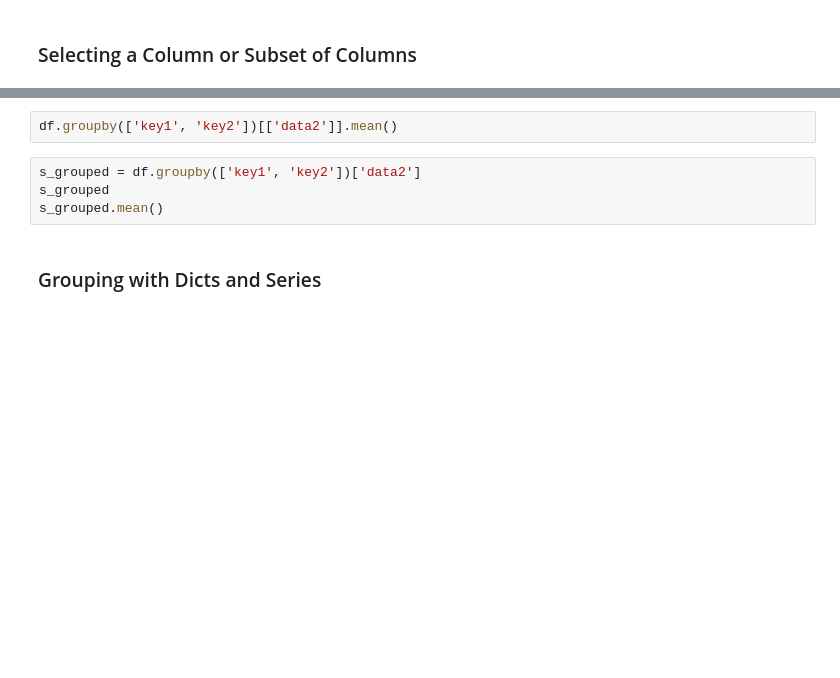
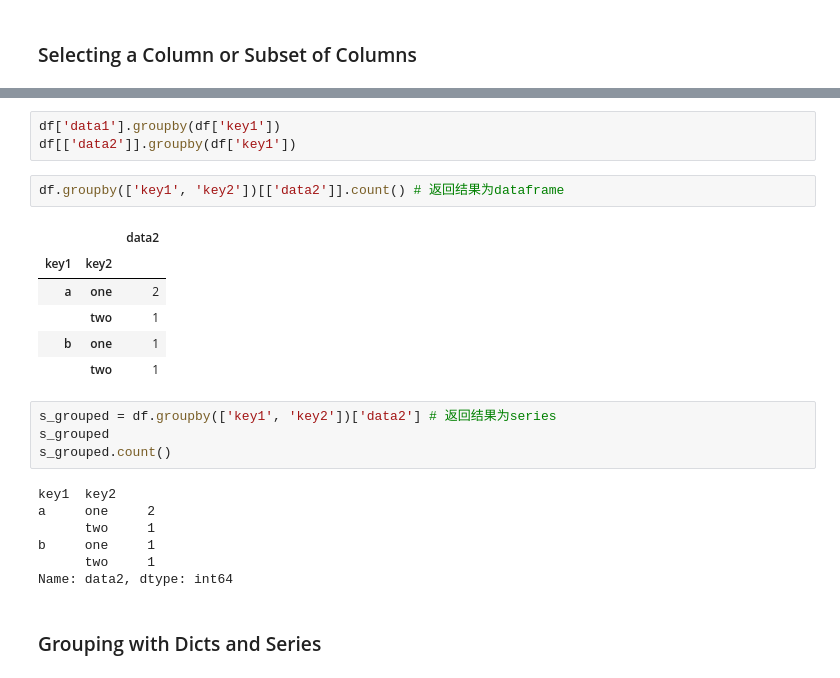
Before and after one commit to jazzlly/pydata-book, a Jupyter notebook: ch10.ipynb, the cells around one changed output, grey strips where cells are left out. Drawn from its saved outputs; the diff is of its cells as text; blank space fills up the shorter version.

```diff
--- a/ch10.ipynb
+++ b/ch10.ipynb
@@ -262,9 +378,26 @@ df[['data2']].groupby(df['key1'])
+# %%
+df['data1'].groupby(df['key1'])
+df[['data2']].groupby(df['key1'])
 # %%
-df.groupby(['key1', 'key2'])[['data2']].mean()
+df.groupby(['key1', 'key2'])[['data2']].count() # 返回结果为dataframe
+# %% [output]
+|  |  | data2 |
+| key1 | key2 |  |
+| a | one | 2 |
+|  | two | 1 |
+| b | one | 1 |
+|  | two | 1 |
 # %%
-s_grouped = df.groupby(['key1', 'key2'])['data2']
+s_grouped = df.groupby(['key1', 'key2'])['data2'] # 返回结果为series
 s_grouped
-s_grouped.mean()
+s_grouped.count()
+# %% [output]
+key1  key2
+a     one     2
+      two     1
+b     one     1
+      two     1
+Name: data2, dtype: int64
 # %% [markdown]
 ### Grouping with Dicts and Series
 # %%
```
Also changed, not shown: parts of 12 cells of this notebook.
